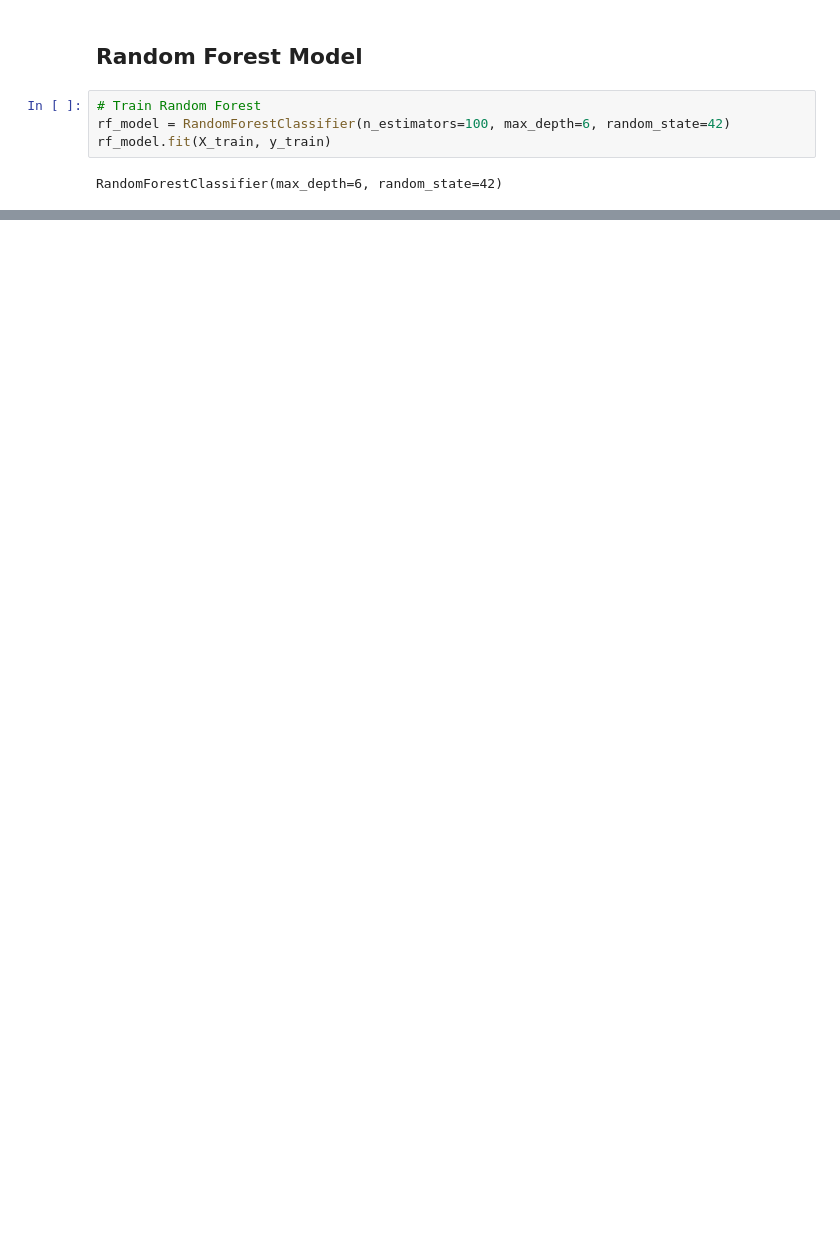
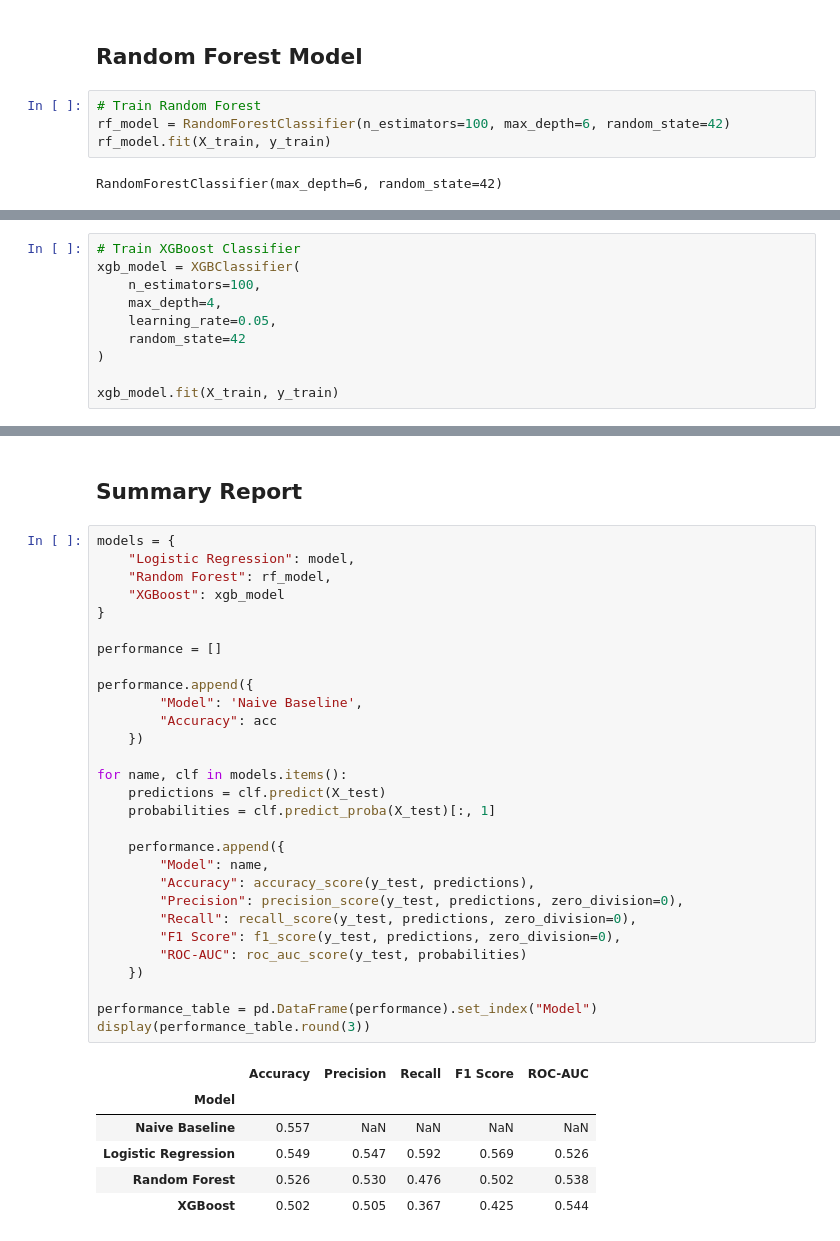
Before and after one commit to jkpjr/lol-esports-pickems-predictor, a Jupyter notebook: baseline_model.ipynb, the cells around one changed output, grey strips where cells are left out. Saved outputs shown, nothing was run; the diff lists cells and outputs as text; blank space fills up the shorter version.

```diff
--- a/baseline_model.ipynb
+++ b/baseline_model.ipynb
@@ -152,0 +180,10 @@ weighted avg       0.48      0.48      0.48       293
+# %%
+# Train XGBoost Classifier
+xgb_model = XGBClassifier(
+    n_estimators=100,
+    max_depth=4,
+    learning_rate=0.05,
+    random_state=42
+)
+
+xgb_model.fit(X_train, y_train)
@@ -152,0 +228,38 @@ weighted avg       0.48      0.48      0.48       293
+# %% [markdown]
+## Summary Report
+# %%
+models = {
+    "Logistic Regression": model,
+    "Random Forest": rf_model,
+    "XGBoost": xgb_model
+}
+
+performance = []
+
+performance.append({
+        "Model": 'Naive Baseline',
+        "Accuracy": acc
+    })
+
+for name, clf in models.items():
+    predictions = clf.predict(X_test)
+    probabilities = clf.predict_proba(X_test)[:, 1]
+
+    performance.append({
+        "Model": name,
+        "Accuracy": accuracy_score(y_test, predictions),
+        "Precision": precision_score(y_test, predictions, zero_division=0),
+        "Recall": recall_score(y_test, predictions, zero_division=0),
+        "F1 Score": f1_score(y_test, predictions, zero_division=0),
+        "ROC-AUC": roc_auc_score(y_test, probabilities)
+    })
+
+performance_table = pd.DataFrame(performance).set_index("Model")
+display(performance_table.round(3))
+# %% [output]
+|  | Accuracy | Precision | Recall | F1 Score | ROC-AUC |
+| Model |  |  |  |  |  |
+| Naive Baseline | 0.557 | NaN | NaN | NaN | NaN |
+| Logistic Regression | 0.549 | 0.547 | 0.592 | 0.569 | 0.526 |
+| Random Forest | 0.526 | 0.530 | 0.476 | 0.502 | 0.538 |
+| XGBoost | 0.502 | 0.505 | 0.367 | 0.425 | 0.544 |
```
Also changed, not shown: parts of 9 cells of this notebook, 1 other file.
